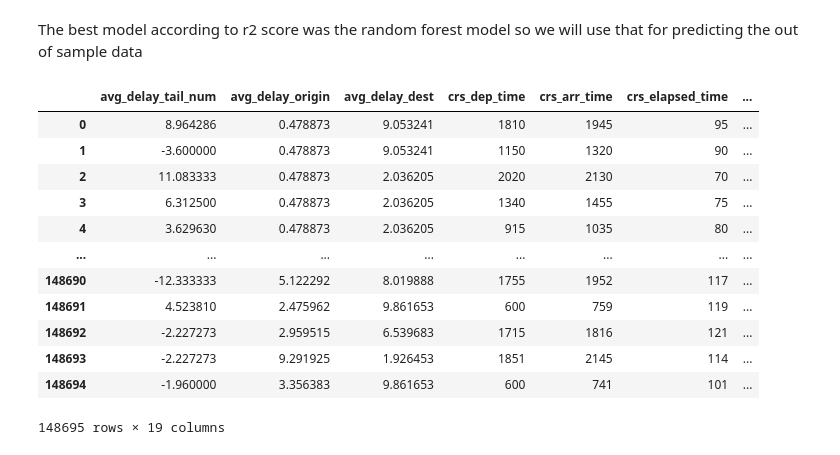
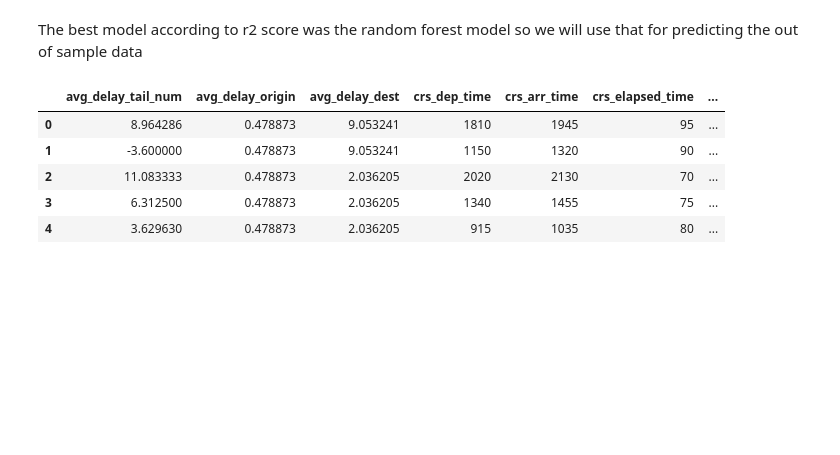
Before and after one commit to hhlim376/Flight_Project, a Jupyter notebook: modelingV3.ipynb, the cells around one changed output. Drawn from its saved outputs; the diff is of its cells as text; code cells hidden in the pictures; blank space fills up the shorter version.

```diff
--- a/modelingV3.ipynb
+++ b/modelingV3.ipynb
@@ -505,18 +501,11 @@ The best model according to r2 score was the random forest model so we will use
 df_test = pd.read_csv('Data/test_transformed.csv')
 # %%
-df_test
+df_test.head(5)
 # %% [output]
 |  | avg_delay_tail_num | avg_delay_origin | avg_delay_dest | crs_dep_time | crs_arr_time | crs_elapsed_time | ... |
 | 0 | 8.964286 | 0.478873 | 9.053241 | 1810 | 1945 | 95 | ... |
 | 1 | -3.600000 | 0.478873 | 9.053241 | 1150 | 1320 | 90 | ... |
 | 2 | 11.083333 | 0.478873 | 2.036205 | 2020 | 2130 | 70 | ... |
 | 3 | 6.312500 | 0.478873 | 2.036205 | 1340 | 1455 | 75 | ... |
 | 4 | 3.629630 | 0.478873 | 2.036205 | 915 | 1035 | 80 | ... |
-| ... | ... | ... | ... | ... | ... | ... | ... |
-| 148690 | -12.333333 | 5.122292 | 8.019888 | 1755 | 1952 | 117 | ... |
-| 148691 | 4.523810 | 2.475962 | 9.861653 | 600 | 759 | 119 | ... |
-| 148692 | -2.227273 | 2.959515 | 6.539683 | 1715 | 1816 | 121 | ... |
-| 148693 | -2.227273 | 9.291925 | 1.926453 | 1851 | 2145 | 114 | ... |
-| 148694 | -1.960000 | 3.356383 | 9.861653 | 600 | 741 | 101 | ... |
-148695 rows × 19 columns
 # %%
```
Also changed, not shown: parts of 19 cells of this notebook.
